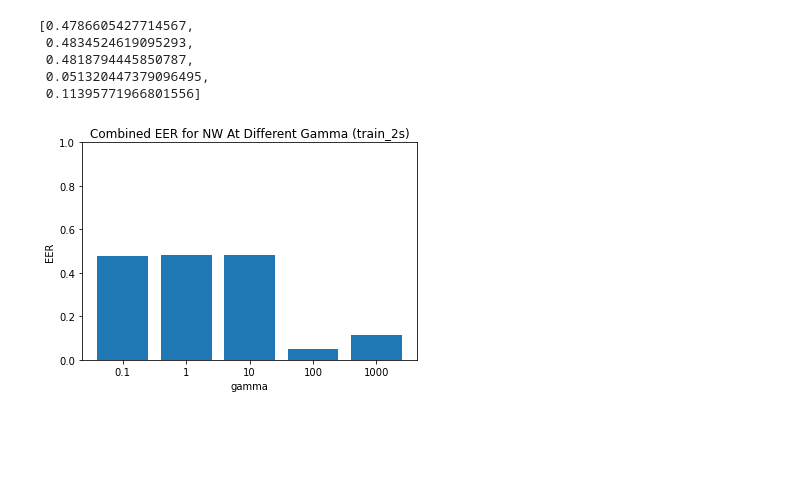
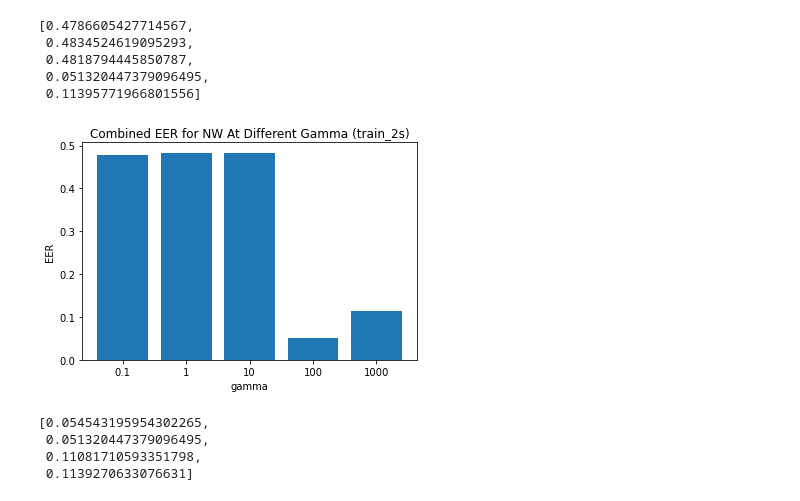
Before and after one commit to HMC-MIR/HSTW, a Jupyter notebook: 03_speech_eval.ipynb, the cells around one changed output. Drawn from its saved outputs; the diff is of its cells as text; code cells hidden in the pictures; blank space fills up the shorter version.

```diff
--- a/03_speech_eval.ipynb
+++ b/03_speech_eval.ipynb
@@ -361,9 +364,9 @@ EERs
 # %%
 plt.bar(np.arange(5),EERs);
 plt.xticks(np.arange(5), expGammas);
 plt.xlabel("gamma")
 plt.title("Combined EER for NW At Different Gamma (train_2s)");
-plt.ylim(0,1);
+# plt.ylim(0,1);
 plt.ylabel("EER");
 # %% [output]
-[figure, old version]
+[figure, new version]
@@ -369,0 +388,7 @@ plt.ylabel("EER");
+# %%
+EERs
+# %% [output]
+[0.054543195954302265,
+ 0.051320447379096495,
+ 0.11081710593351798,
+ 0.1139270633076631]
```
Also changed, not shown: parts of 10 cells of this notebook.
